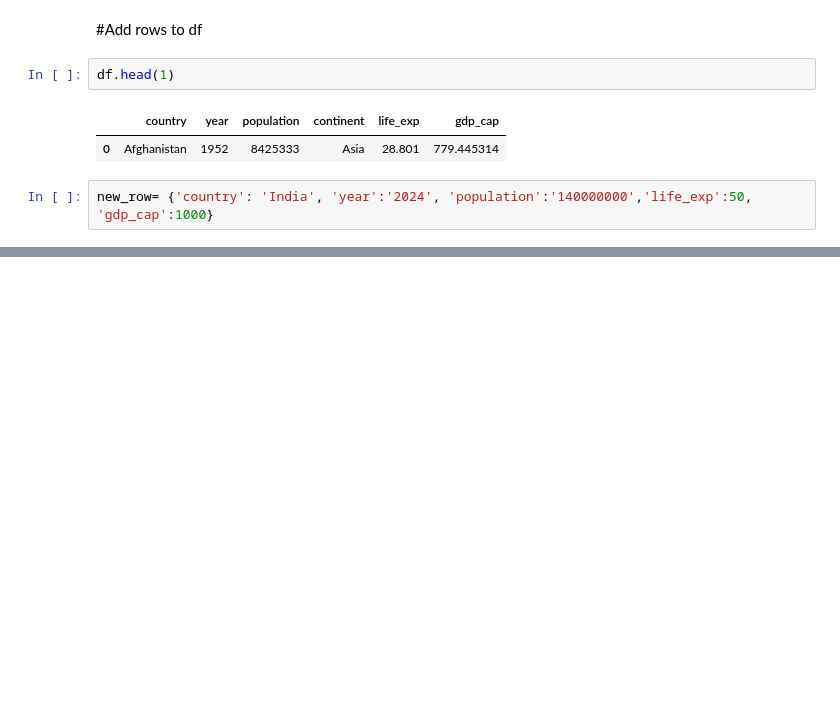
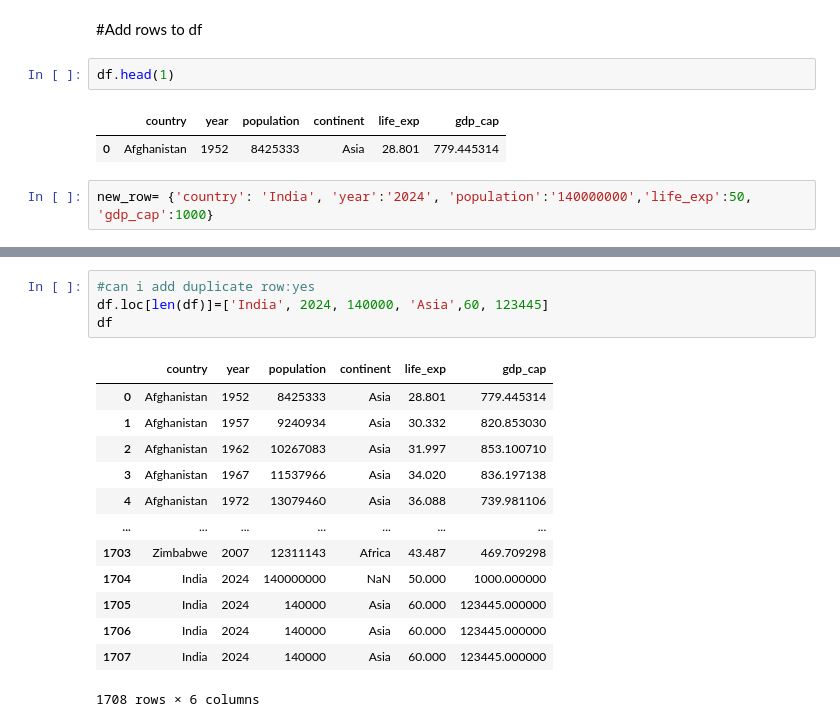
Before and after one commit to shivraj7/scalar, a Jupyter notebook: Pandas2.ipynb, the cells around one changed output, grey strips where cells are left out. Saved outputs shown, nothing was run; the diff lists cells and outputs as text; blank space fills up the shorter version.

```diff
--- a/Pandas2.ipynb
+++ b/Pandas2.ipynb
@@ -278,0 +346,18 @@ new_row= {'country': 'India', 'year':'2024', 'population':'140000000','life_exp'
+# %%
+#can i add duplicate row:yes
+df.loc[len(df)]=['India', 2024, 140000, 'Asia',60, 123445]
+df
+# %% [output]
+|  | country | year | population | continent | life_exp | gdp_cap |
+| 0 | Afghanistan | 1952 | 8425333 | Asia | 28.801 | 779.445314 |
+| 1 | Afghanistan | 1957 | 9240934 | Asia | 30.332 | 820.853030 |
+| 2 | Afghanistan | 1962 | 10267083 | Asia | 31.997 | 853.100710 |
+| 3 | Afghanistan | 1967 | 11537966 | Asia | 34.020 | 836.197138 |
+| 4 | Afghanistan | 1972 | 13079460 | Asia | 36.088 | 739.981106 |
+| ... | ... | ... | ... | ... | ... | ... |
+| 1703 | Zimbabwe | 2007 | 12311143 | Africa | 43.487 | 469.709298 |
+| 1704 | India | 2024 | 140000000 | NaN | 50.000 | 1000.000000 |
+| 1705 | India | 2024 | 140000 | Asia | 60.000 | 123445.000000 |
+| 1706 | India | 2024 | 140000 | Asia | 60.000 | 123445.000000 |
+| 1707 | India | 2024 | 140000 | Asia | 60.000 | 123445.000000 |
+1708 rows × 6 columns
```
Also changed, not shown: parts of 57 cells of this notebook.
